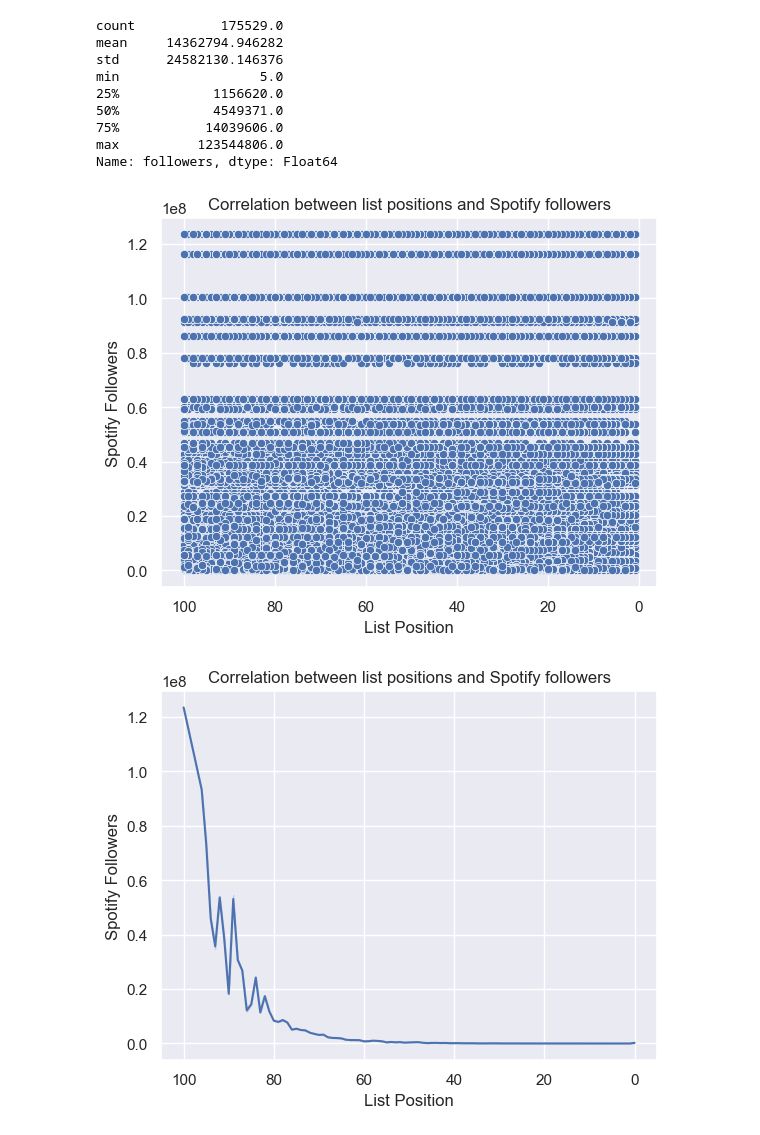
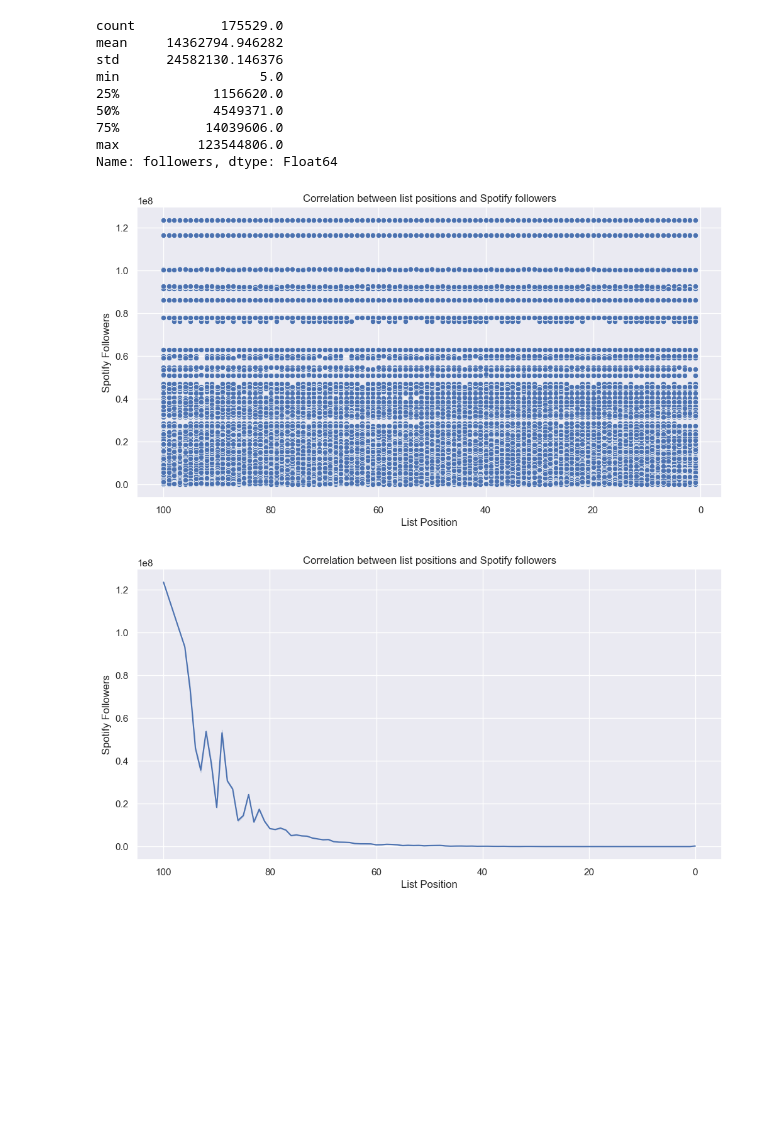
Before and after one commit to guillermocontp/recommendation-system, a Jupyter notebook: analysis.ipynb, the cells around one changed output. Saved outputs shown, nothing was run; the diff lists cells and outputs as text; code cells hidden in the pictures; blank space fills up the shorter version.

```diff
--- a/analysis.ipynb
+++ b/analysis.ipynb
@@ -1732,18 +1787,22 @@ min                  5.0
 max          123544806.0
 Name: followers, dtype: Float64
 # %%
+# visulizing the correlation between followers and list position
+plt.figure(figsize=(12, 6))
 sns.scatterplot(data=chart_with_artists, x='list_position', y='followers')
 
 plt.xlabel('List Position')
 plt.ylabel('Spotify Followers')
 plt.title('Correlation between list positions and Spotify followers')
 
 # invert x-axis to show 1 as the best score
 plt.gca().invert_xaxis()
 # %% [output]
-[figure, old version]
+[figure, new version]
 # %%
-# visulizing the correlation between popularity and list position
+# visulizing the correlation between followers and list position
+
+plt.figure(figsize=(12, 6))
 sns.lineplot(data=chart_with_artists, x='popularity', y='followers')
 
 plt.xlabel('List Position')
@@ -1753,4 +1812,4 @@ plt.title('Correlation between list positions and Spotify followers')
 # invert x-axis to show 1 as the best score
 plt.gca().invert_xaxis()
 # %% [output]
-[figure, old version]
+[figure, new version]
```
Also changed, not shown: parts of 78 cells of this notebook, 1 other file.
